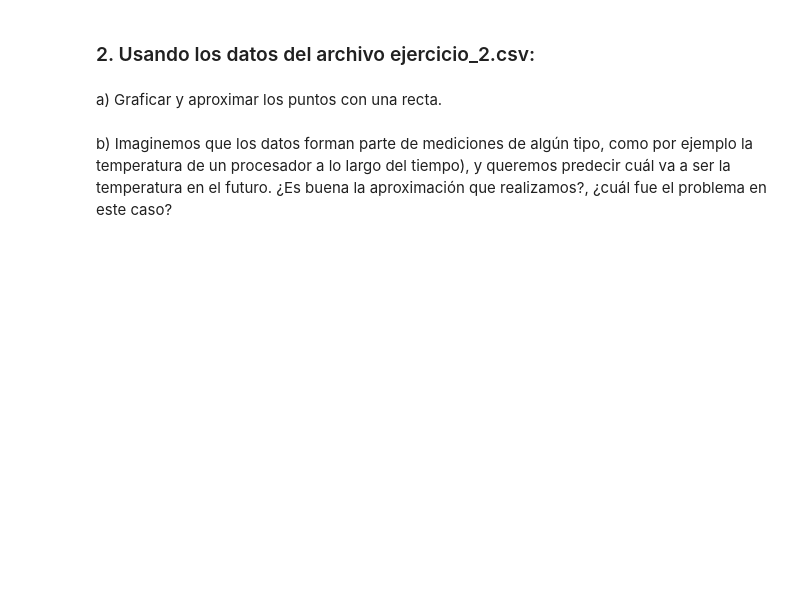
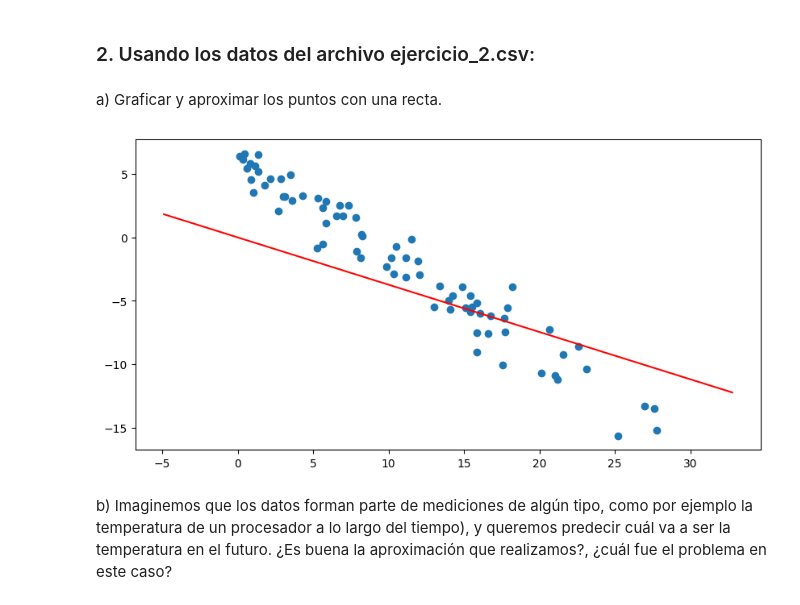
Before and after one commit to IgnacioPardo/Metodos_TP1, a Jupyter notebook: TP1.ipynb, the cells around one changed output. Saved outputs shown, nothing was run; the diff lists cells and outputs as text; code cells hidden in the pictures; blank space fills up the shorter version.

```diff
--- a/TP1.ipynb
+++ b/TP1.ipynb
@@ -151,6 +241,21 @@ d) ¿Cómo se podría extender el modelo para poder aproximar cualquier recta en
 ### 2. Usando los datos del archivo ejercicio_2.csv:
 # %% [markdown]
 a) Graficar y aproximar los puntos con una recta.
+# %%
+data_ej2 = pd.read_csv('data/ejercicio_2.csv', sep=',')
+
+x_2_key = data_ej2.keys()[0]
+y_2_key = data_ej2.keys()[1]
+
+x_2_values = data_ej2[x_2_key]
+y_2_values = data_ej2[y_2_key]
+
+X2 = np.array(x_2_values).reshape(-1, 1)
+y2 = np.array(y_2_values).reshape(-1, 1)
+
+plot_regression_line(X2, y2)
+# %% [output]
+[figure, added]
 # %% [markdown]
 b) Imaginemos que los datos forman parte de mediciones de algún tipo, como por ejemplo la temperatura de un procesador a lo largo del tiempo), y queremos predecir cuál va a ser la temperatura en el futuro. ¿Es buena la aproximación que realizamos?, ¿cuál fue el problema en este caso?
 # %% [markdown]
```
Also changed, not shown: parts of 14 cells of this notebook, 2 other files.
